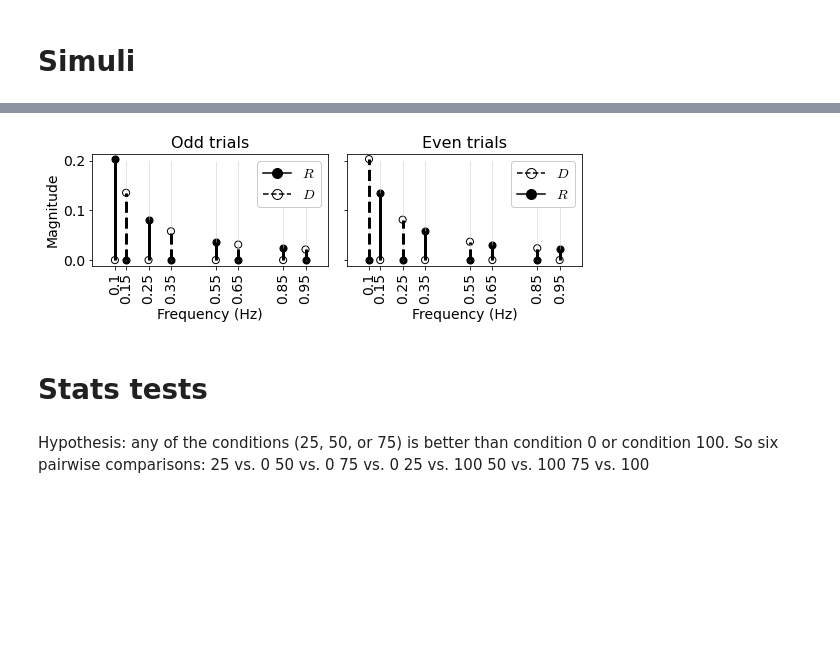
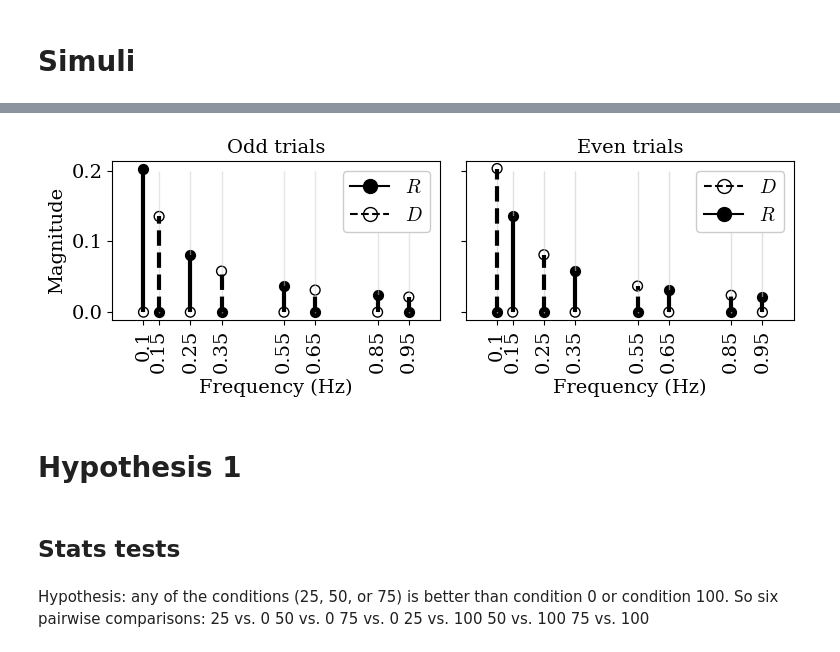
Before and after one commit to sburden-group/sensorimotor_fusion, a Jupyter notebook: analysis/Multimodal paper/20250218_performance.ipynb, the cells around one changed output, grey strips where cells are left out. Saved outputs shown, nothing was run; the diff lists cells and outputs as text; code cells hidden in the pictures; blank space fills up the shorter version.

```diff
--- a/analysis/Multimodal paper/20250218_performance.ipynb
+++ b/analysis/Multimodal paper/20250218_performance.ipynb
@@ -19,18 +21,11 @@ import matplotlib # produce matlab-style plots
 from matplotlib import animation as ani # animation
 import matplotlib.pyplot as plt # Matlab-style plotting
 from matplotlib import rcParams
+from matplotlib.lines import Line2D
 from itertools import combinations
 matplotlib.rc('font',**{'size':20}) # increase font size on plots
 matplotlib.rc('text',usetex=False) # use LaTeX to render symbols
 matplotlib.rc('animation',html='html5') # render animation
-font = {#'family' : 'normal',
-        'weight' : 'ultralight',
-        'size'   : 14}
-matplotlib.rc('font', **font)
-rcParams['axes.titlesize'] = 16
-rcParams['font.weight'] = 'ultralight'
-rcParams['font.family'] = 'sans-serif'
-rcParams['mathtext.fontset'] = 'cm'
 prop_cycle = plt.rcParams['axes.prop_cycle']
 python_colors = prop_cycle.by_key()['color'] # python default color cycle
 
@@ -39,6 +34,19 @@ python_colors = prop_cycle.by_key()['color'] # python default color cycle
 %autoreload 2
 sys.path.append('C:\\Users\\amber\\Documents\\GitHub\\sensorimotor_fusion\\analysis\\Multimodal paper') # change this for your computer
 # DATA_PATH = 'C:\\Users\\amber\\Documents\\GitHub\\sensorimotor_fusion' #change this for your computer
+# %%
+rcParams.update(matplotlib.rcParamsDefault)
+# font = {#'family': 'serif', 'serif': ['Computer Modern'],
+#         'weight' : 'ultralight',
+#         'size'   : 14}
+# matplotlib.rc('font', **font)
+rcParams['axes.titlesize'] = 14
+rcParams['font.size'] = 14
+rcParams['font.weight'] = 'ultralight'
+# rcParams['font.family'] = 'sans-serif'
+rcParams['mathtext.fontset'] = 'cm'
+# rcParams['text.usetex'] = True
+rcParams['font.family'] = 'serif'
 # %%
 from globalVars import *
 from collect_data import findFilename, getrawdata, get_data, analyze
@@ -153,5 +139,4 @@ plt.show()
 # %%
-from matplotlib.lines import Line2D
 xticks = np.array([0.1 , 0.15, 0.25, 0.35, 0.55, 0.65, 0.85, 0.95])
 xlim = (0.095, 1.0)
 sub = 0
@@ -171,37 +156,40 @@ ax.set_xlim((0,21*base_freq))
 # ax.set_ylim((-0.2,6))
 ax.set_xlabel('Frequency (Hz)')
 ax.set_ylabel('Magnitude')
 ax.set_xticks(xticks)
 ax.set_xticklabels(xticks,rotation=90)
 legend_elements = [Line2D([0], [0], marker='o', color='black' ,label=r'$R$',markersize=10),
                    Line2D([0], [0], ls = '--',marker='o',color='black', label=r'$D$',markerfacecolor='none',markersize=10)]
 ax.legend(handles=legend_elements, loc='upper right', ncol=1, frameon=True, prop={'size': 14},facecolor = 'white',framealpha = 1)
 ax.set_title('Odd trials')
 
 ax = axs[1]
 trial = 0
-ax.vlines(freqs,ymin=-0.001, ymax=0.2,linewidth=1, color='0.8',alpha = 0.5)
+ax.vlines(freqs,ymin=-0.001, ymax=0.2,linewidth=1, color='0.8',alpha = 0.6)
 R = np.abs( Rs[sub,cond,trial,IX] )
 D = np.abs( M*Ds[sub,cond,trial,IX] )
 ax.scatter(freqs,R, color='black',label=r'$R$_{odd}',s=50)
 ax.scatter(freqs,D, color='black',label=r'$D_{even}$',facecolors='none',s=50)
 ax.vlines(freqs,np.zeros((len(IX),)),R,color='black',linewidth = 3)
 ax.vlines(freqs,np.zeros((len(IX),)),D,linestyles='--',color='black',linewidth = 3)
 ax.set_xlim((0,21*base_freq))
 # ax.set_ylim((-0.2,6))
 ax.set_xlabel('Frequency (Hz)')
 ax.set_xticks(xticks)
 ax.set_xticklabels(xticks,rotation=90)
 legend_elements = [Line2D([0], [0], ls = '--', marker='o',color='black', label=r'$D$',markerfacecolor='none',markersize=10),
                    Line2D([0], [0], marker='o', color='black' ,label=r'$R$',markersize=10)]
 ax.legend(handles=legend_elements, loc='upper right', ncol=1, frameon=True, prop={'size': 14},facecolor = 'white',framealpha = 1)
 ax.set_title('Even trials')
 plt.tight_layout()
+fig.savefig('stimuli.svg')
 plt.show()
 # %% [output]
-[figure, old version]
+[figure, new version]
+# %% [markdown]
+# Hypothesis 1
 # %% [markdown]
-# Stats tests
+## Stats tests
 # %% [markdown]
 Hypothesis: any of the conditions (25, 50, or 75) is better than condition 0 or condition 100. So six pairwise comparisons:
 25 vs. 0
```
Also changed, not shown: parts of 18 cells of this notebook, 2 other files.
